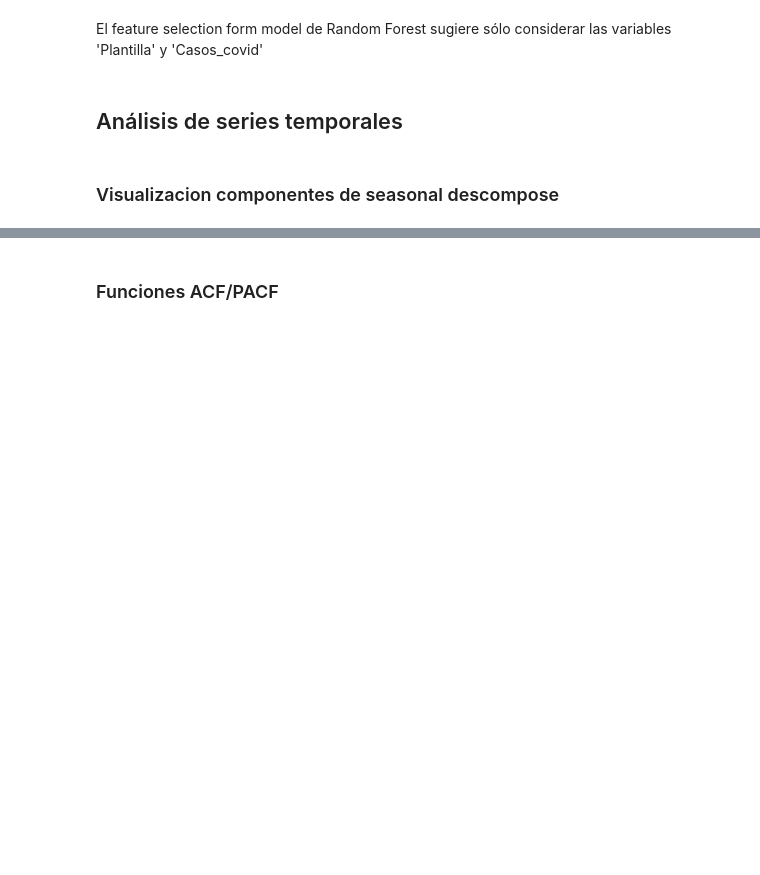
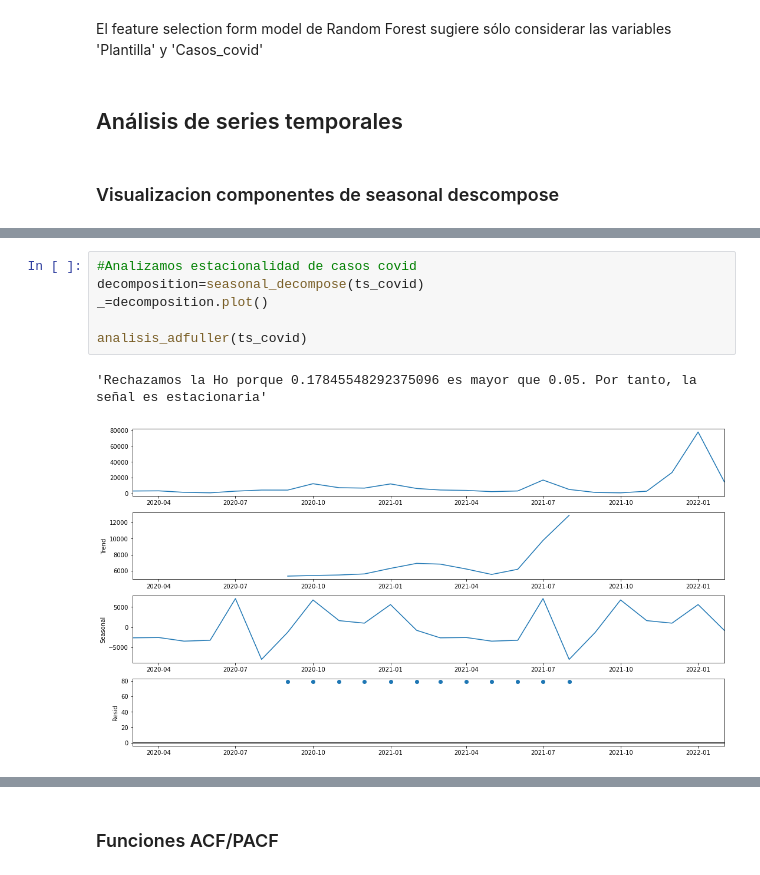
Before and after one commit to cmromero/PR-Final-Sick_leave_prediction, a Jupyter notebook: Proyecto_Final_Model_Enfermeria.ipynb, the cells around one changed output, grey strips where cells are left out. Saved outputs shown, nothing was run; the diff lists cells and outputs as text; blank space fills up the shorter version.

```diff
--- a/Proyecto_Final_Model_Enfermeria.ipynb
+++ b/Proyecto_Final_Model_Enfermeria.ipynb
@@ -102,0 +116,9 @@ Rechazamos la Ho porque 0.760381113950158 es mayor que 0.05. Por tanto, la seña
+# %%
+#Analizamos estacionalidad de casos covid
+decomposition=seasonal_decompose(ts_covid)
+_=decomposition.plot()
+
+analisis_adfuller(ts_covid)
+# %% [output]
+'Rechazamos la Ho porque 0.17845548292375096 es mayor que 0.05. Por tanto, la señal es estacionaria'
+[figure, added]
```
Also changed, not shown: parts of 82 cells of this notebook, 3 other files.
